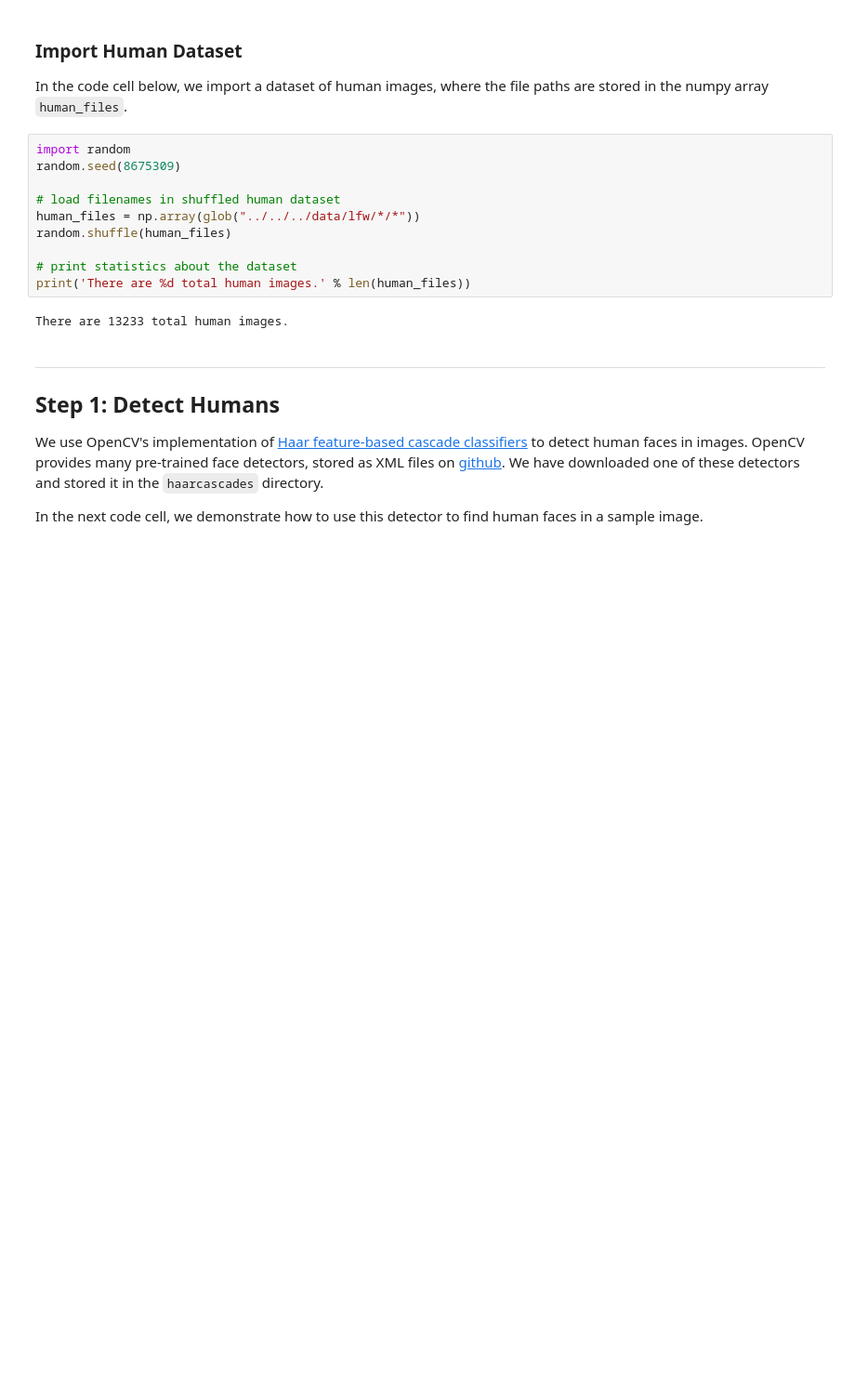
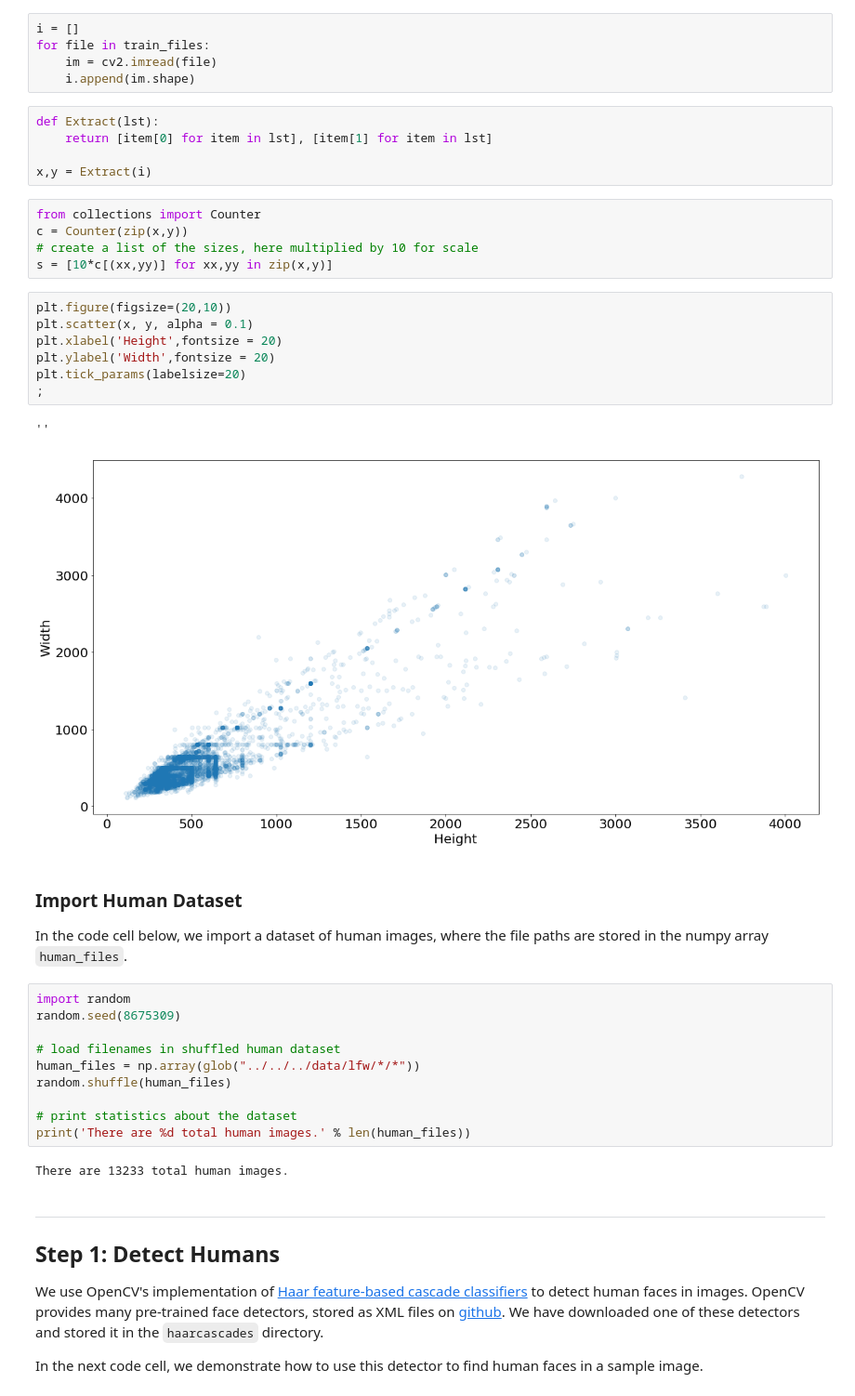
Before and after one commit to tranyuan/Dog-Breed, a Jupyter notebook: dog_app.ipynb, the cells around one changed output. Shown at 93% size. Cells and saved outputs as stored; diff of their text form; blank space fills up the shorter version.

```diff
--- a/dog_app.ipynb
+++ b/dog_app.ipynb
@@ -94,3 +122,28 @@ There are 836 test dog images.
+# %%
+i = []
+for file in train_files:
+    im = cv2.imread(file)
+    i.append(im.shape)
+# %%
+def Extract(lst):
+    return [item[0] for item in lst], [item[1] for item in lst]
+
+x,y = Extract(i)
+# %%
+from collections import Counter
+c = Counter(zip(x,y))
+# create a list of the sizes, here multiplied by 10 for scale
+s = [10*c[(xx,yy)] for xx,yy in zip(x,y)]
+# %%
+plt.figure(figsize=(20,10))
+plt.scatter(x, y, alpha = 0.1)
+plt.xlabel('Height',fontsize = 20)
+plt.ylabel('Width',fontsize = 20)
+plt.tick_params(labelsize=20)
+;
+# %% [output]
+''
+[figure, added]
 # %% [markdown]
 ### Import Human Dataset
 
```
Also changed, not shown: parts of 23 cells of this notebook, 1 other file.
